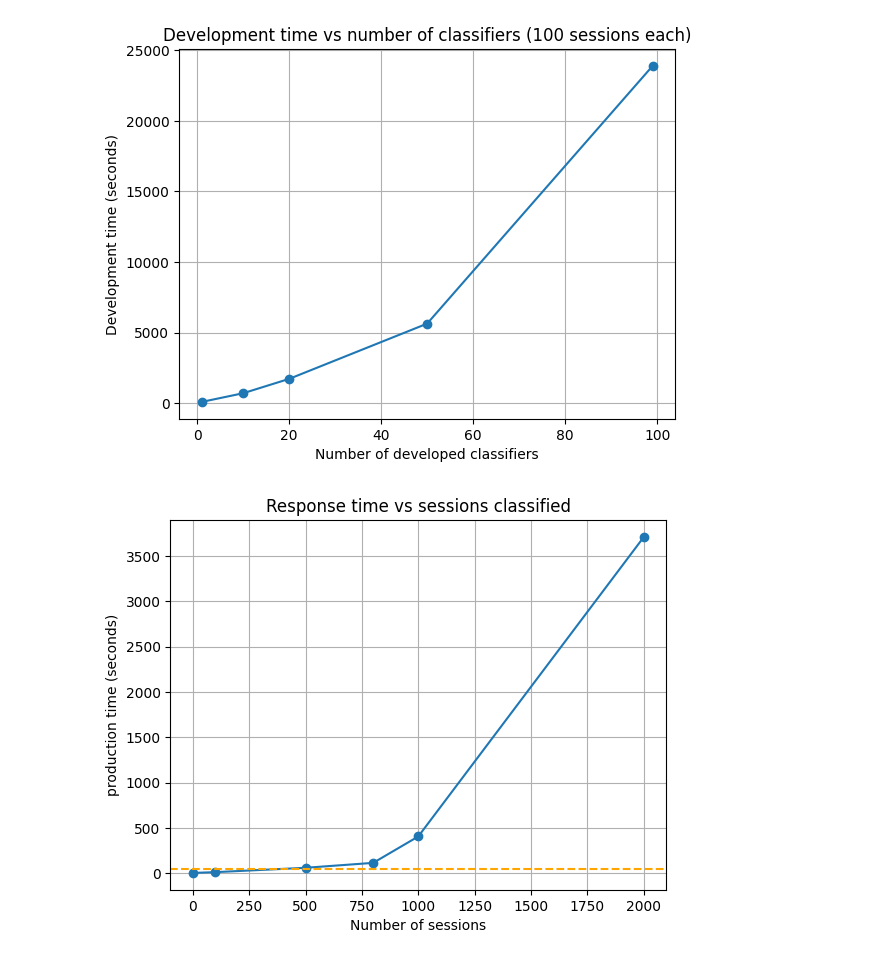
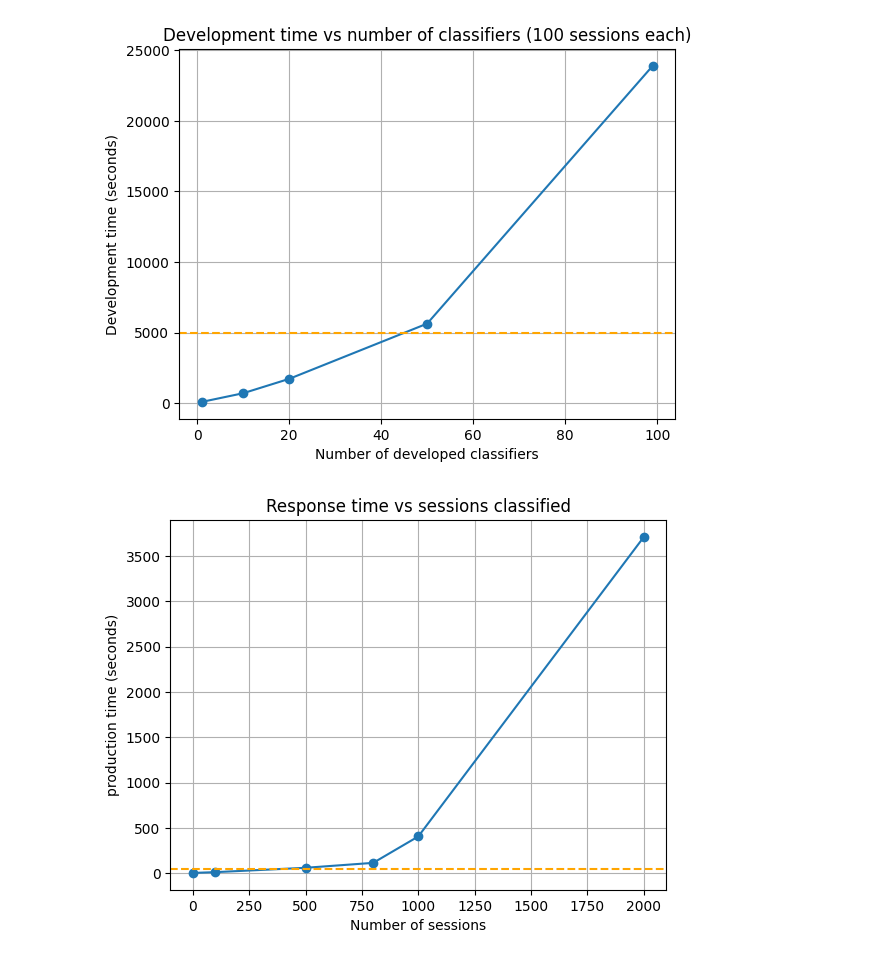
Before and after one commit to ziaUbi/software-engineering-cyberbullying-detection-system-, a Jupyter notebook: service_class/elasticity_test.ipynb, the cells around one changed output. Drawn from its saved outputs; the diff is of its cells as text; code cells hidden in the pictures.

```diff
--- a/service_class/elasticity_test.ipynb
+++ b/service_class/elasticity_test.ipynb
@@ -7,34 +7,35 @@ import re
 log_dir = "logs"
 classifiers = []
 durations = []
 
 for filename in sorted(os.listdir(log_dir)):
     if filename.startswith("development_log_") and filename.endswith(".csv"):
         filepath = os.path.join(log_dir, filename)
 
         df = pd.read_csv(filepath)
 
         x = len(df)-2
 
         # tempo totale di sviluppo
         duration = df.iloc[-1]["timestamp"] - df.iloc[0]["timestamp"]
 
         classifiers.append(x)
         durations.append(duration)
 
 # ordina per numero di classificatori (sicurezza)
 classifiers, durations = zip(*sorted(zip(classifiers, durations)))
 
 # plot
 plt.figure()
 plt.plot(classifiers, durations, marker="o")
+plt.axhline(y=5000, linestyle="--", color="orange", label="50 seconds threshold")
 plt.xlabel("Number of developed classifiers")
 plt.ylabel("Development time (seconds)")
 plt.title("Development time vs number of classifiers (100 sessions each)")
 plt.grid(True)
 plt.show()
 # %% [output]
-[figure, old version]
+[figure, new version]
 # %%
 import os
 import pandas as pd
```
Also changed, not shown: 12 other files.
